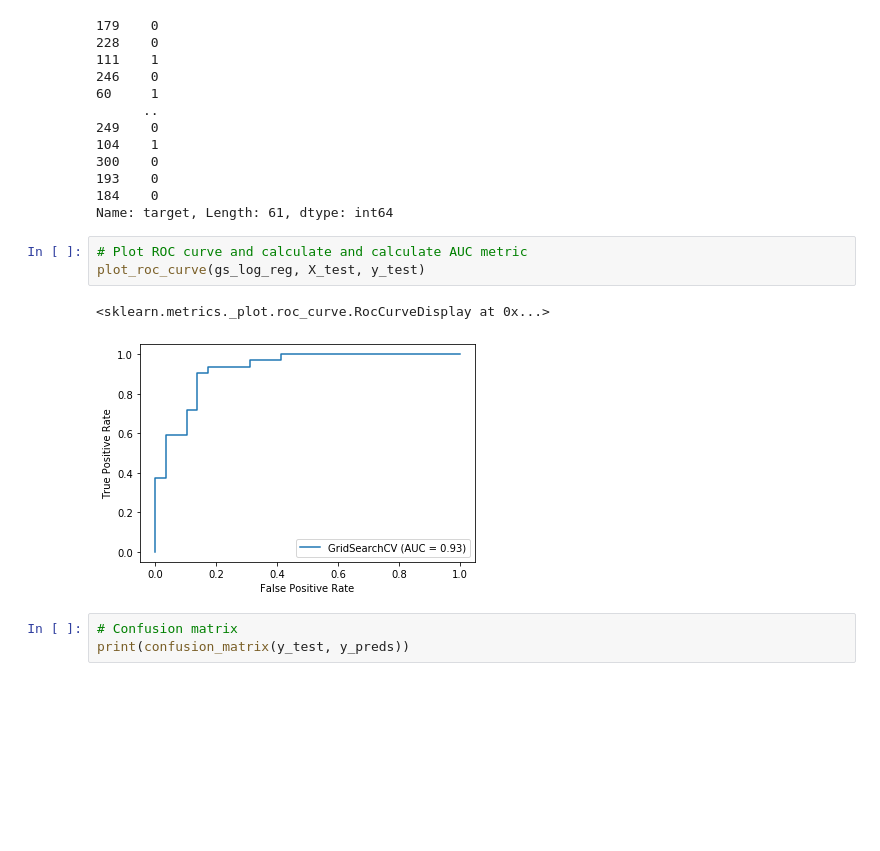
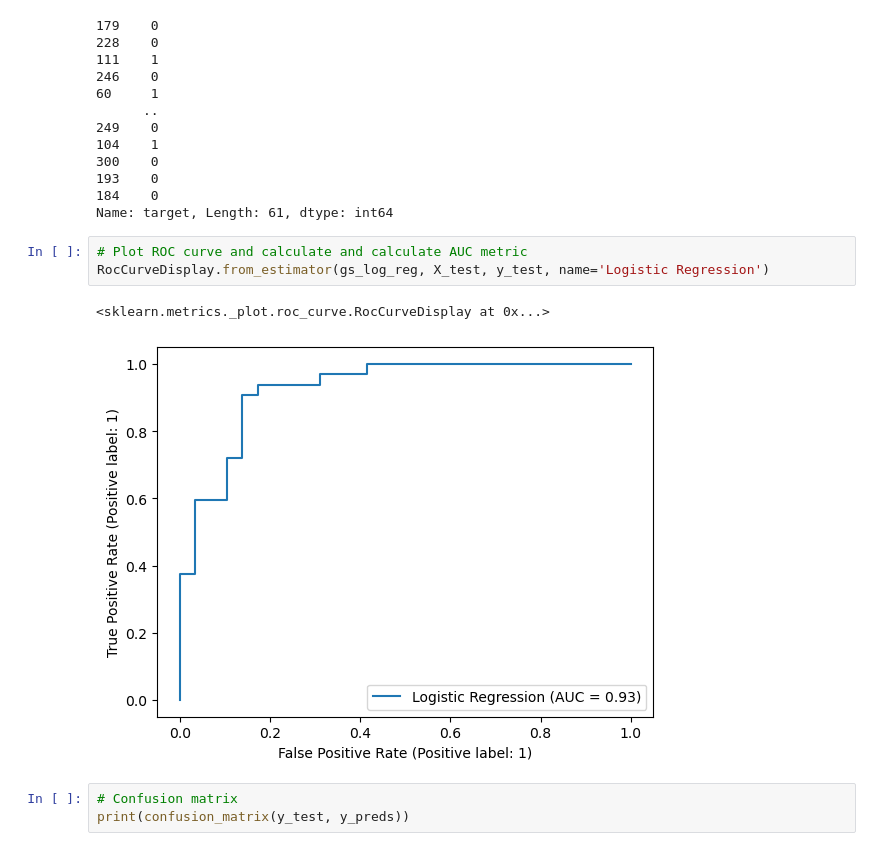
Before and after one commit to UnrivalledHitman120703/Machine-Learning-and-Data-Science-Bootcamp, a Jupyter notebook: Projects/Hear Disease Classifications/Heart_Disease_Classification.ipynb, the cells around one changed output. Drawn from its saved outputs; the diff is of its cells as text; blank space fills up the shorter version.

Commit message:
Made changes in ROC curve display fn as per sklearn 1.3

```diff
--- a/Projects/Hear Disease Classifications/Heart_Disease_Classification.ipynb
+++ b/Projects/Hear Disease Classifications/Heart_Disease_Classification.ipynb
@@ -754,10 +729,10 @@ y_test
 Name: target, Length: 61, dtype: int64
 # %%
 # Plot ROC curve and calculate and calculate AUC metric
-plot_roc_curve(gs_log_reg, X_test, y_test)
+RocCurveDisplay.from_estimator(gs_log_reg, X_test, y_test, name='Logistic Regression')
 # %% [output]
 <sklearn.metrics._plot.roc_curve.RocCurveDisplay at 0x...>
-[figure, old version]
+[figure, new version]
 # %%
 # Confusion matrix
 print(confusion_matrix(y_test, y_preds))
```
Also changed, not shown: parts of 21 cells of this notebook.
